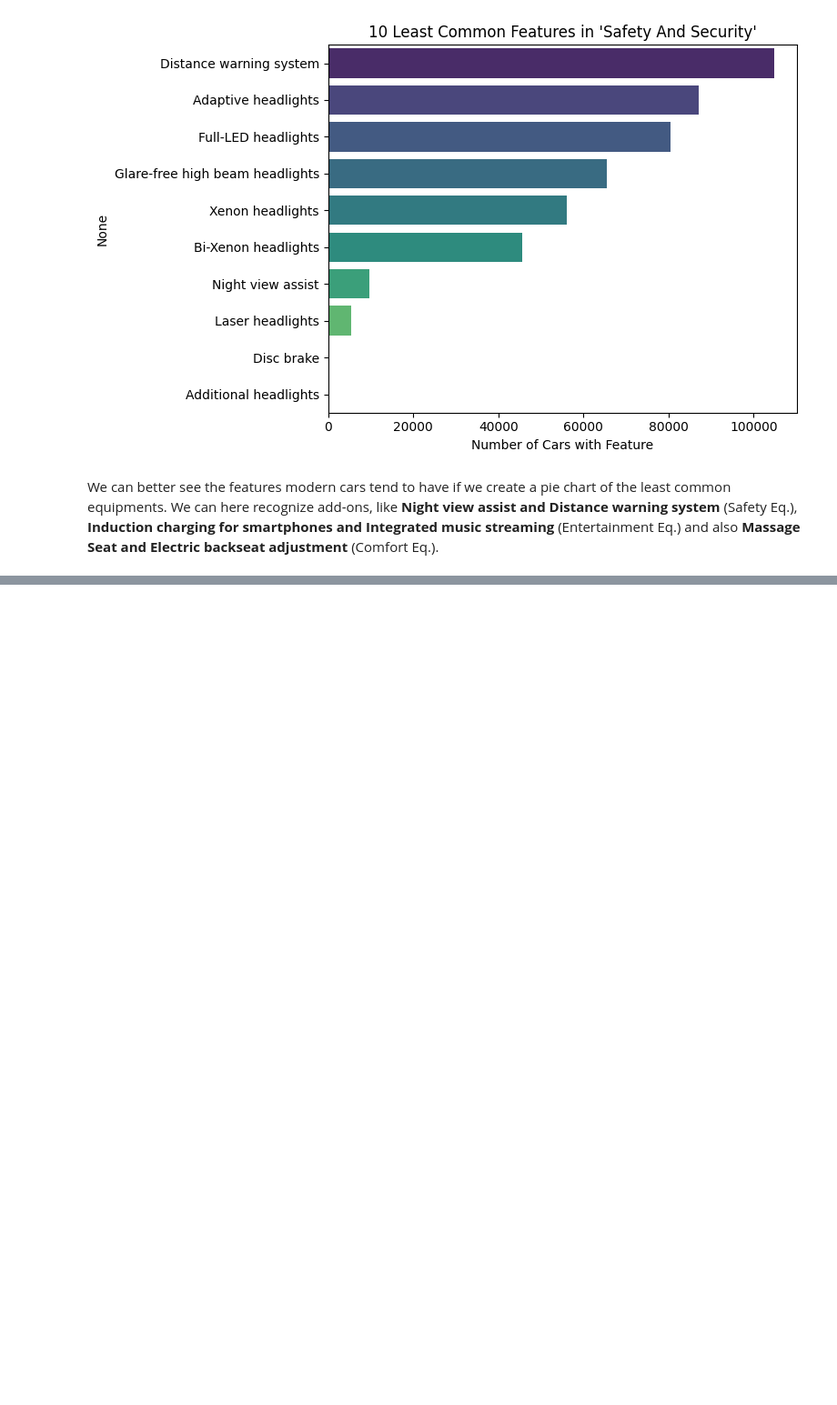
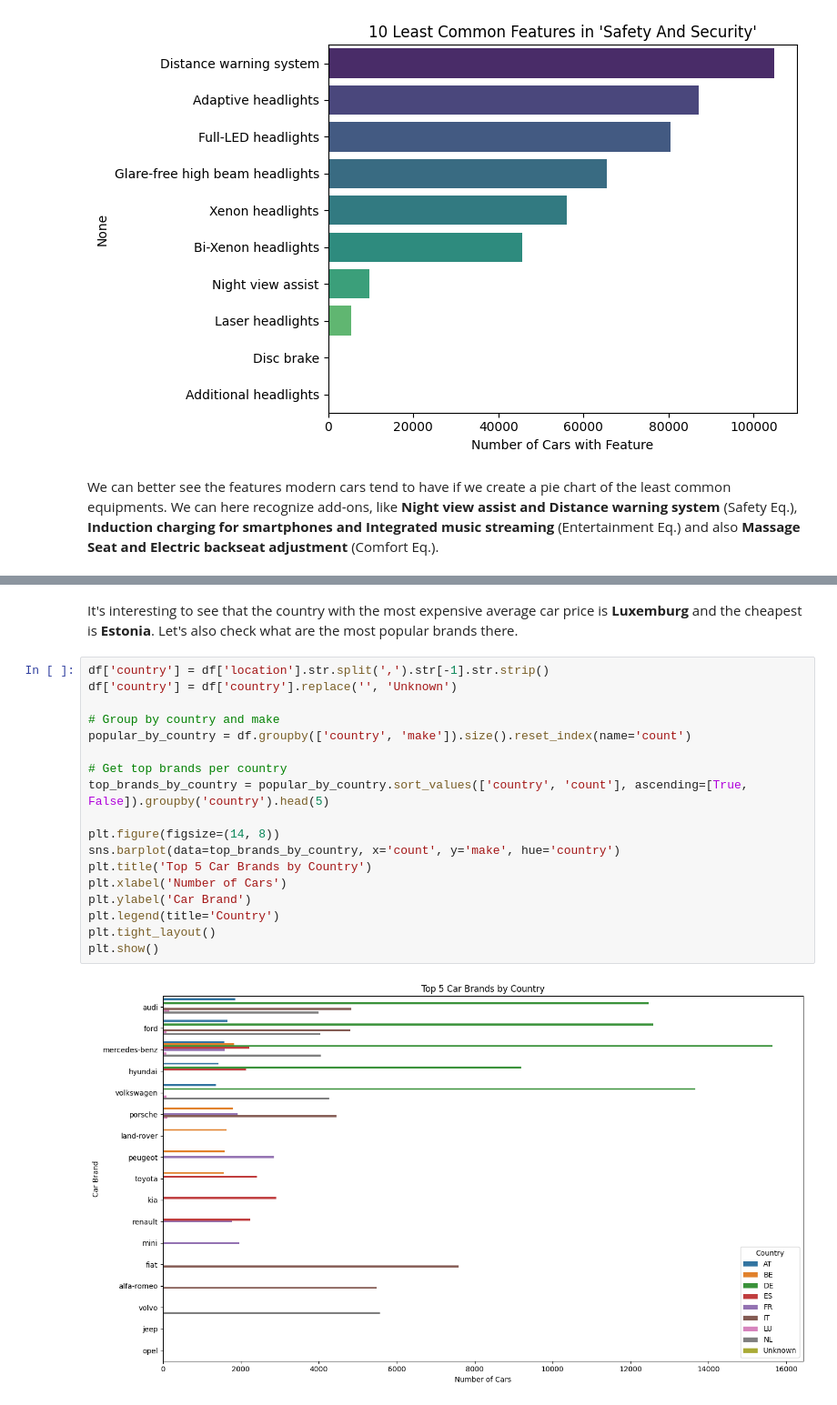
Before and after one commit to dfoddav2/SS25-capstone-project, a Jupyter notebook: exploratory.ipynb, the cells around one changed output, grey strips where cells are left out. Shown at 91% size. Cells and saved outputs as stored; diff of their text form; blank space fills up the shorter version.

```diff
--- a/exploratory.ipynb
+++ b/exploratory.ipynb
@@ -628,0 +674,22 @@ We can better see the features modern cars tend to have if we create a pie chart
+# %% [markdown]
+It's interesting to see that the country with the most expensive average car price is **Luxemburg** and the cheapest is **Estonia**. Let's also check what are the most popular brands there.
+# %%
+df['country'] = df['location'].str.split(',').str[-1].str.strip()
+df['country'] = df['country'].replace('', 'Unknown')
+
+# Group by country and make
+popular_by_country = df.groupby(['country', 'make']).size().reset_index(name='count')
+
+# Get top brands per country
+top_brands_by_country = popular_by_country.sort_values(['country', 'count'], ascending=[True, False]).groupby('country').head(5)
+
+plt.figure(figsize=(14, 8))
+sns.barplot(data=top_brands_by_country, x='count', y='make', hue='country')
+plt.title('Top 5 Car Brands by Country')
+plt.xlabel('Number of Cars')
+plt.ylabel('Car Brand')
+plt.legend(title='Country')
+plt.tight_layout()
+plt.show()
+# %% [output]
+[figure, added]
```
Also changed, not shown: parts of 6 cells of this notebook.
